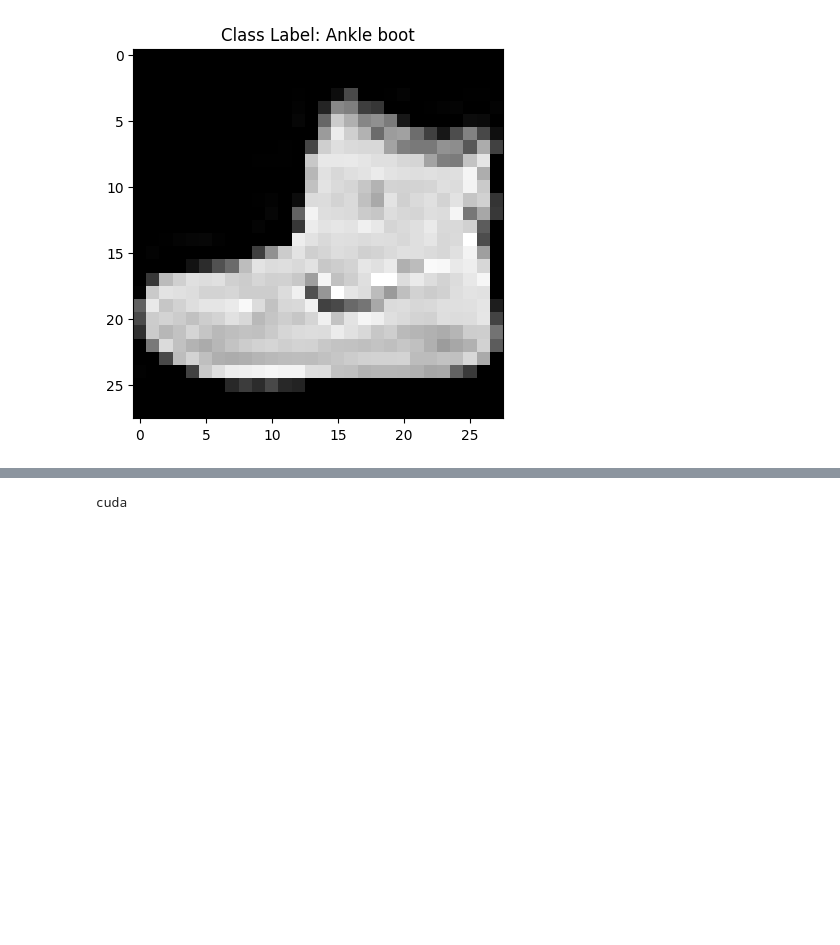
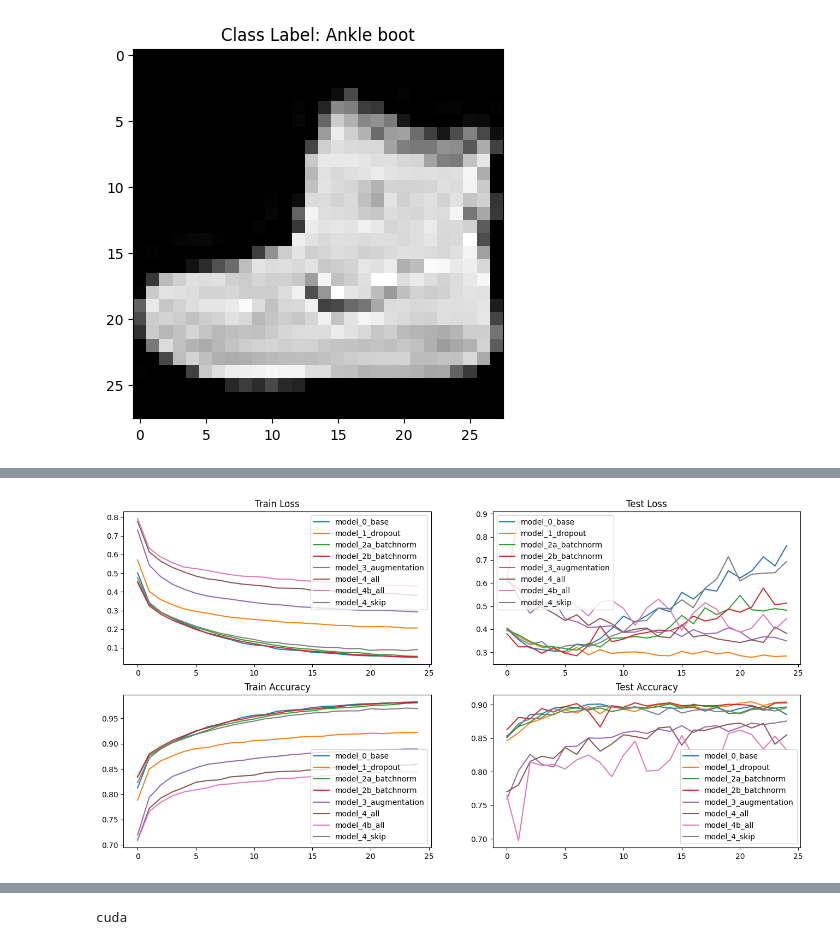
Before and after one commit to JohnYCLam/MachineLearning, a Jupyter notebook: TensorFlow_and_PyTorch_CNN.ipynb, the cells around one changed output, grey strips where cells are left out. Drawn from its saved outputs; the diff is of its cells as text; code cells hidden in the pictures; blank space fills up the shorter version.

```diff
--- a/TensorFlow_and_PyTorch_CNN.ipynb
+++ b/TensorFlow_and_PyTorch_CNN.ipynb
@@ -123,3 +198,4 @@ model_1.compile(optimizer = 'adam', loss = 'sparse_categorical_crossentropy', me
 # %%
-result_1 = model_1.fit(X_train, y_train, validation_data = (X_test, y_test), epochs = 10)
+Model_0_Base.compile()
+Model_0_Base.fit(X_train, y_train, X_test, y_test, epochs = 25)
 # %% [output]
@@ -540,0 +491,30 @@ plot_loss_acc(result_5)
+# %%
+#Base Model with Skip Connection
+i = Input(shape = input_shape)
+#x = augmentation(i)
+x = Conv2D(filters = 32, kernel_size = (3, 3), strides = 2, activation = 'relu')(i)
+
+x1_shortcut = x
+x1_shortcut = Conv2D(filters = 64, kernel_size = (2, 2), strides = 2)(x1_shortcut)
+
+x = Conv2D(filters = 64, kernel_size = (3, 3), strides = 2, activation = 'relu')(x)
+x = Add()([x1_shortcut, x])
+
+x2_shortcut = x
+x2_shortcut = Conv2D(filters = 128, kernel_size = (3, 3), strides = 2)(x2_shortcut)
+
+x = Conv2D(filters = 128, kernel_size = (3, 3), strides = 2, activation = 'relu')(x)
+x = Add()([x2_shortcut, x])
+
+x = Conv2D(filters = 256, kernel_size = (2, 2), strides = 2, activation = 'relu')(x)
+x = Flatten()(x)
+#x = Dropout(rate = 0.2)(x)
+x = Dense(units = 512, activation = 'relu')(x)
+#x = Dropout(rate = 0.2)(x)
+x = Dense(units = no_of_classes, activation = 'softmax')(x)
+
+model_5_skip = Model(i, x, name = 'model_4_skip')
+# %%
+Model_5_Skip = TF_CNNModel(model_5_skip)
+Model_5_Skip.compile()
+Model_5_Skip.fit(X_train, y_train, X_test, y_test, epochs = 25)
@@ -540,0 +539,14 @@ plot_loss_acc(result_5)
+# %%
+simple_CNN_results = Results()
+simple_CNN_results.add(Model_0_Base,
+            Model_1_Dropout,
+            Model_2a_BatchNorm,
+            Model_2b_BatchNorm,
+            Model_3_Augmentation,
+            Model_4_All,
+            Model_4b_All,
+            Model_5_Skip)
+
+simple_CNN_results.plot_loss_acc(fig_size = (16, 8))
+# %% [output]
+[figure, added]
```
Also changed, not shown: parts of 97 cells of this notebook.
